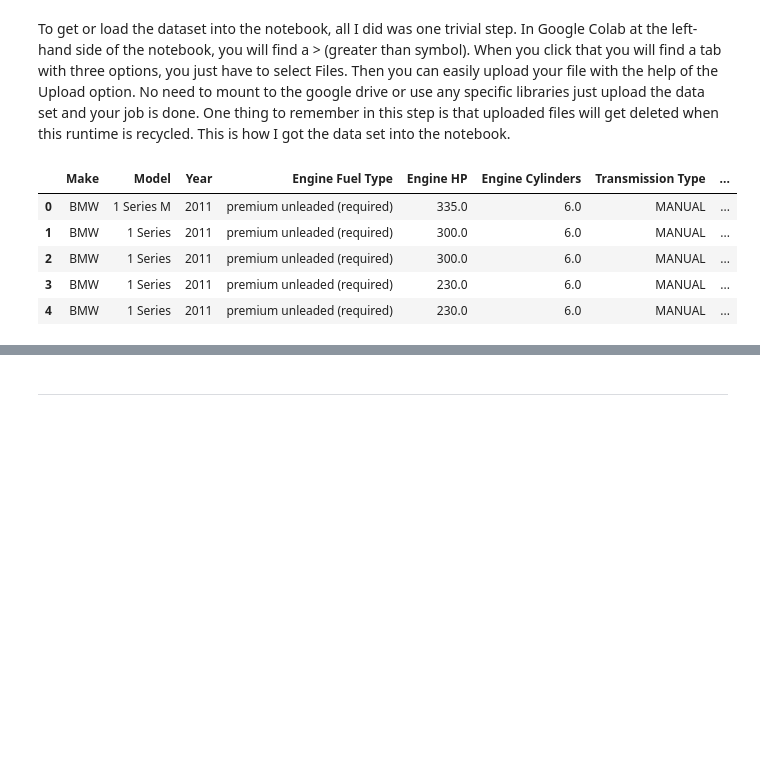
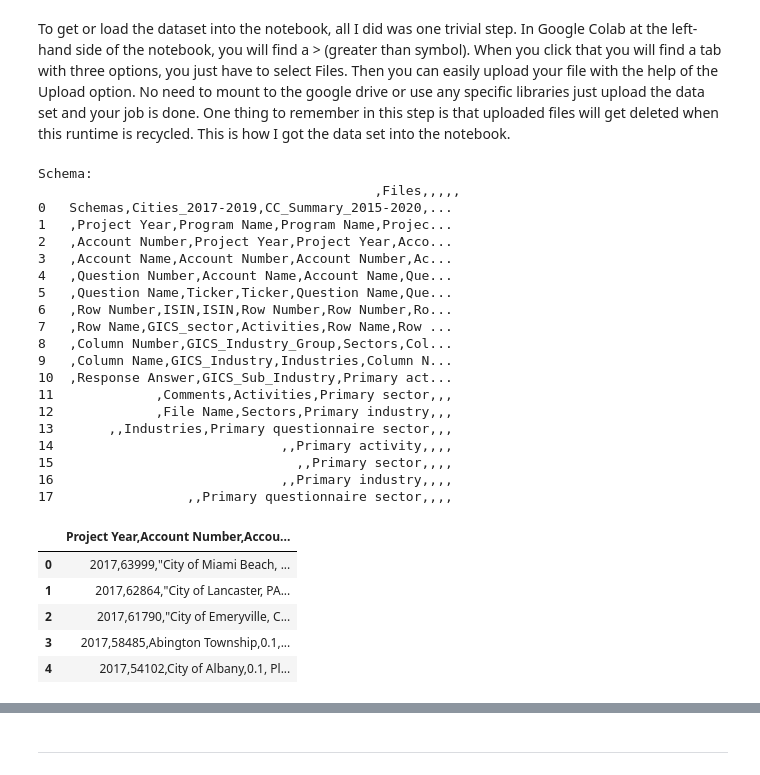
Before and after one commit to nicholascgilpin/cdphackathon, a Jupyter notebook: nick.ipynb, the cells around one changed output, grey strips where cells are left out. Saved outputs shown, nothing was run; the diff lists cells and outputs as text; code cells hidden in the pictures; blank space fills up the shorter version.

```diff
--- a/nick.ipynb
+++ b/nick.ipynb
@@ -25,15 +26,52 @@ sns.set(color_codes=True)
 Loading the data into the pandas data frame is certainly one of the most important steps in EDA, as we can see that the value from the data set is comma-separated. So all we have to do is to just read the CSV into a data frame and pandas data frame does the job for us.
 # %% [markdown]
 To get or load the dataset into the notebook, all I did was one trivial step. In Google Colab at the left-hand side of the notebook, you will find a > (greater than symbol). When you click that you will find a tab with three options, you just have to select Files. Then you can easily upload your file with the help of the Upload option. No need to mount to the google drive or use any specific libraries just upload the data set and your job is done. One thing to remember in this step is that uploaded files will get deleted when this runtime is recycled. This is how I got the data set into the notebook.
-# %%
-df = pd.read_csv("data.csv")
-# To display the top 5 rows
-df.head(5)
-# %% [output]
-|  | Make | Model | Year | Engine Fuel Type | Engine HP | Engine Cylinders | Transmission Type | ... |
-| 0 | BMW | 1 Series M | 2011 | premium unleaded (required) | 335.0 | 6.0 | MANUAL | ... |
-| 1 | BMW | 1 Series | 2011 | premium unleaded (required) | 300.0 | 6.0 | MANUAL | ... |
-| 2 | BMW | 1 Series | 2011 | premium unleaded (required) | 300.0 | 6.0 | MANUAL | ... |
-| 3 | BMW | 1 Series | 2011 | premium unleaded (required) | 230.0 | 6.0 | MANUAL | ... |
-| 4 | BMW | 1 Series | 2011 | premium unleaded (required) | 230.0 | 6.0 | MANUAL | ... |
+# %%
+# Optional SQL import for speed
+sql_switch = False
+if sql_switch:
+    # Read as SQL
+    user = "sonic"
+    pass = "sonicsql"
+    fpath = ""
+    con = sqlite3.connect(fpath)
+    sql_query = "SELECT * FROM cities"
+    pd.read_sql(sql_query, con)
+else:
+    # Read as CSV
+    dirty_city = "Cities_Data_2017-2019_mb2.csv"
+    dirty_schema = "Schema Index_for each Data Set.csv"
+    dc = pd.read_csv("./data/" + dirty_city, "utf-8")
+    ds = pd.read_csv("./data/" + dirty_schema, "utf-8")
+
+# To display the top 5 rows
+print("Schema:\n", ds)
+dc.head(5)
+# %% [output]
+Schema:
+                                           ,Files,,,,,
+0   Schemas,Cities_2017-2019,CC_Summary_2015-2020,...
+1   ,Project Year,Program Name,Program Name,Projec...
+2   ,Account Number,Project Year,Project Year,Acco...
+3   ,Account Name,Account Number,Account Number,Ac...
+4   ,Question Number,Account Name,Account Name,Que...
+5   ,Question Name,Ticker,Ticker,Question Name,Que...
+6   ,Row Number,ISIN,ISIN,Row Number,Row Number,Ro...
+7   ,Row Name,GICS_sector,Activities,Row Name,Row ...
+8   ,Column Number,GICS_Industry_Group,Sectors,Col...
+9   ,Column Name,GICS_Industry,Industries,Column N...
+10  ,Response Answer,GICS_Sub_Industry,Primary act...
+11             ,Comments,Activities,Primary sector,,,
+12             ,File Name,Sectors,Primary industry,,,
+13       ,,Industries,Primary questionnaire sector,,,
+14                             ,,Primary activity,,,,
+15                               ,,Primary sector,,,,
+16                             ,,Primary industry,,,,
+17                 ,,Primary questionnaire sector,,,,
+|  | Project Year,Account Number,Accou... |
+| 0 | 2017,63999,"City of Miami Beach, ... |
+| 1 | 2017,62864,"City of Lancaster, PA... |
+| 2 | 2017,61790,"City of Emeryville, C... |
+| 3 | 2017,58485,Abington Township,0.1,... |
+| 4 | 2017,54102,City of Albany,0.1, Pl... |
 # %%
```
Also changed, not shown: parts of 5 cells of this notebook.
